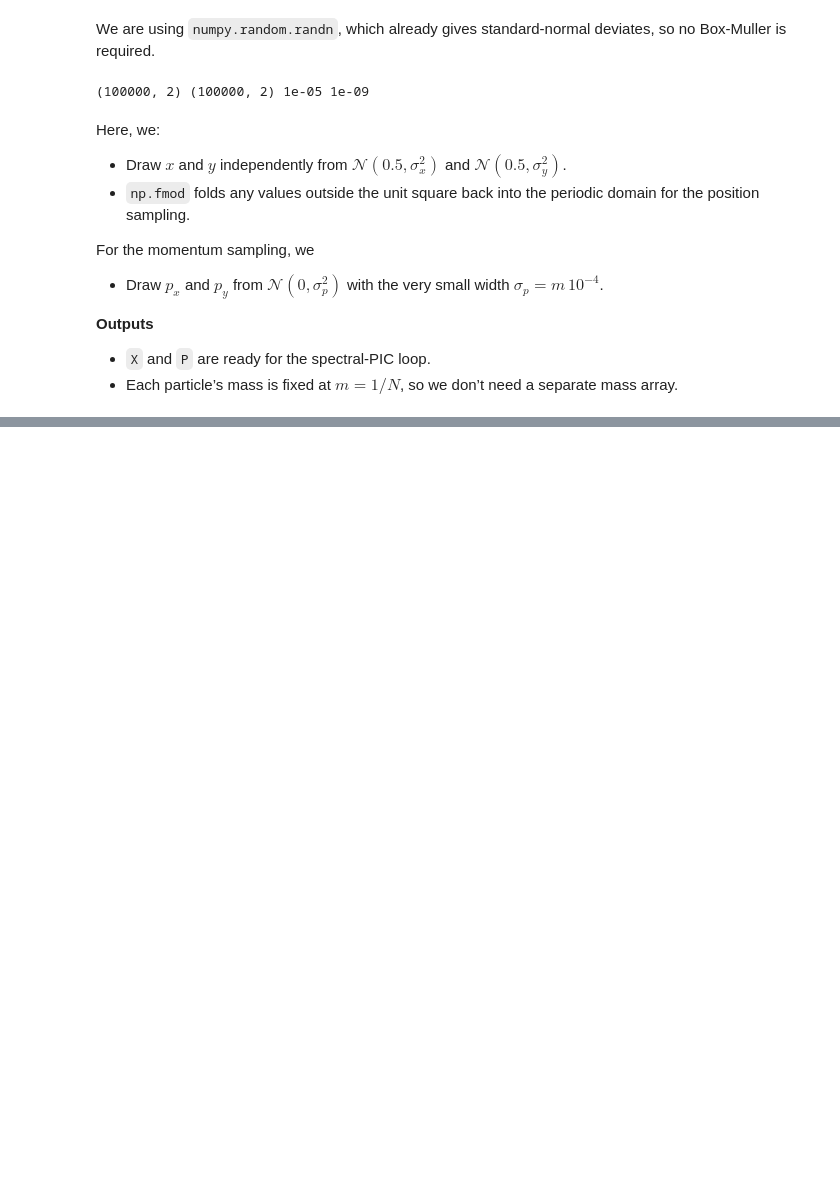
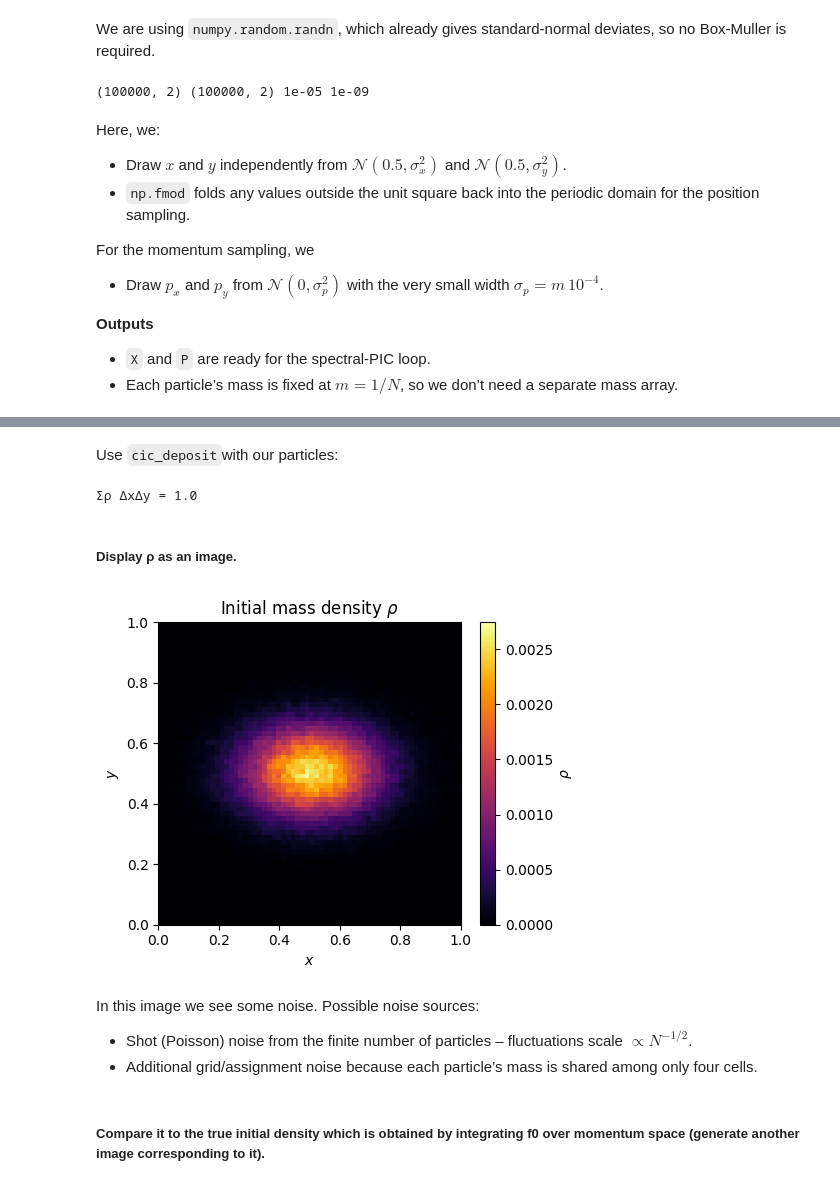
Before and after one commit to ShannonS00/Computational-Astrophysics, a Jupyter notebook: Worksheet_10/Worksheet_10_G22.ipynb, the cells around one changed output, grey strips where cells are left out. Cells and saved outputs as stored; diff of their text form; code cells hidden in the pictures; blank space fills up the shorter version.

```diff
--- a/Worksheet_10/Worksheet_10_G22.ipynb
+++ b/Worksheet_10/Worksheet_10_G22.ipynb
@@ -12,7 +13,7 @@ a) Generate initial conditions for N = 105 particles by randomly sampling from t
 We are using `numpy.random.randn`, which already gives standard-normal deviates, so no Box-Muller is required.
 # %%
 # --- parameters ------------------------------------------------------------
-N       = 100_000                         # number of particles
+N       = 100000                         # number of particles
 sigma_x = 0.15
 sigma_y = 0.10
 m       = 1.0 / N                         # particle mass
@@ -54,25 +50,0 @@ b) Use the function `cic_deposit` from the lecture notes to interpolate the posi
-# %%
-# CIC implementation from lecture
-@jit(nopython = True)
-def cic_deposit(X, Y, W, ngrid):
-    """Deposit particle poitions X, Y with weights W onto 2D grid
-    of size ngrid x ngrid.
-    X, Y: 1D arrays of particle positions in [0,1)
-    W: 1D array of particle weights (e.g. mass * f0)
-    ngrid: number of grid cells in each dimenstion
-    """
-    rho = np.zeros((ngrid, ngrid))
-    for x,y,w in zip(X, Y, W):
-        x = np.fmod(1.0 +x,1.0)
-        y = np.fmod(1.0+y,1.0)
-
-        il = int(np.floor(x*ngrid))
-        ir = (il+1) %ngrid
-        jl = int(np.floor(y*ngrid))
-        jr = (jl+q) %ngrid
-
-        dx = x*ngrid-float(il)
-        dy = y*ngrid-fleat(jl)
-
-        rho[il, jl] += (1-dx) * (1-dy) * W
-        rho[il ]
@@ -78,0 +100,32 @@ def cic_deposit(X, Y, W, ngrid):
+# %% [markdown]
+Use `cic_deposit`with our particles:
+# %%
+ngrid = 64
+weights = np.full(N, 1.0 / N)       # each particle has mass m = 1/N
+
+rho = cic_deposit(X[:,0], X[:,1], weights, ngrid)
+
+# optional sanity check: total mass should be 1 (within round-off)
+print("Σρ ΔxΔy =", rho.sum())       # should print ≈ 1.0
+# %% [output]
+Σρ ΔxΔy = 1.0
+# %% [markdown]
+##### Display ρ  as an image.
+# %%
+# Display ρ as an image
+plt.figure(figsize=(5, 4))
+plt.imshow(rho.T, origin='lower', extent=[0, 1, 0, 1], cmap='inferno')
+plt.title('Initial mass density $\\rho$')
+plt.xlabel('$x$')
+plt.ylabel('$y$')
+plt.colorbar(label='$\\rho$')
+plt.tight_layout()
+plt.show()
+# %% [output]
+[figure, added]
+# %% [markdown]
+In this image we see some noise. Possible noise sources:
+- Shot (Poisson) noise from the finite number of particles – fluctuations scale $\propto N^{-1/2}$.
+-  Additional grid/assignment noise because each particle’s mass is shared among only four cells.
+# %% [markdown]
+##### Compare it to the true initial density which is obtained by integrating f0 over  momentum space (generate another image corresponding to it).
```
Also changed, not shown: parts of 9 cells of this notebook.
